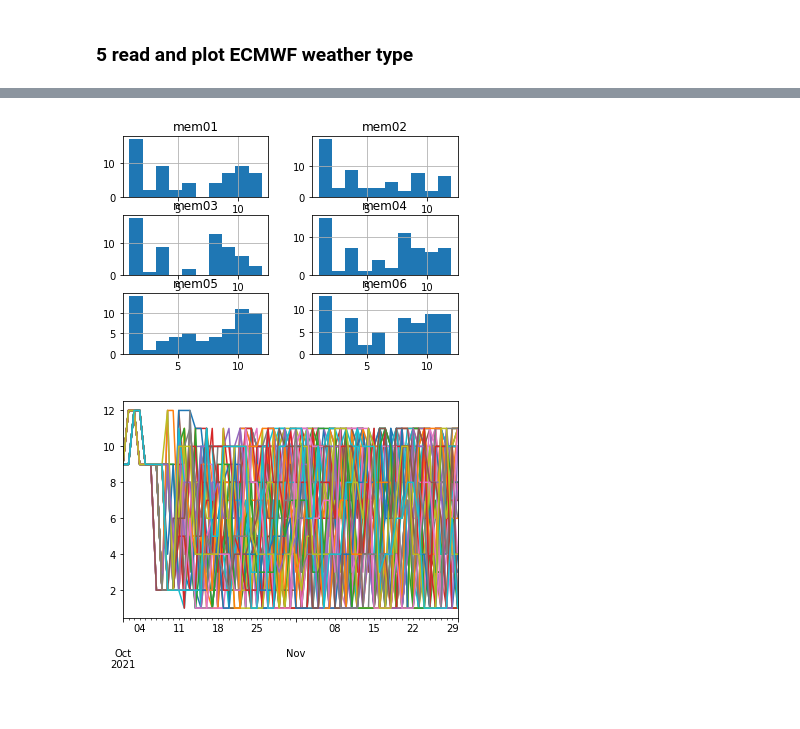
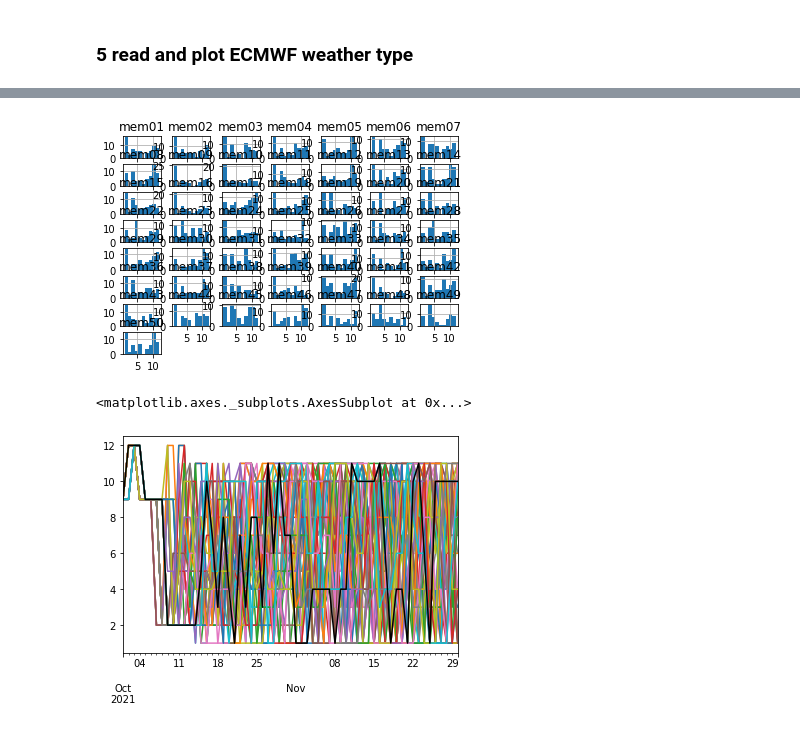
Before and after one commit to ming80302/SOARS, a Jupyter notebook: rd_csv_soar.ipynb, the cells around one changed output, grey strips where cells are left out. Drawn from its saved outputs; the diff is of its cells as text; code cells hidden in the pictures.

```diff
--- a/rd_csv_soar.ipynb
+++ b/rd_csv_soar.ipynb
@@ -152,11 +186,14 @@ read  /content/drive/MyDrive/data/SOARS/wt_ecmwf_ca.txt
 # %%
-data_p = df_ec.iloc[:,3:9]
+data_p = df_ec.iloc[:,3:59]
+
 data_p.hist();
 # %% [output]
-[figure, old version]
+[figure, new version]
 # %%
 # Time Series plot
 data = df_ec.iloc[:,3:]
 data.plot(legend=False);
+df_era5.WT.plot(color='black')
 # %% [output]
+<matplotlib.axes._subplots.AxesSubplot at 0x...>
-[figure, old version]
+[figure, new version]
```
Also changed, not shown: parts of 15 cells of this notebook.
